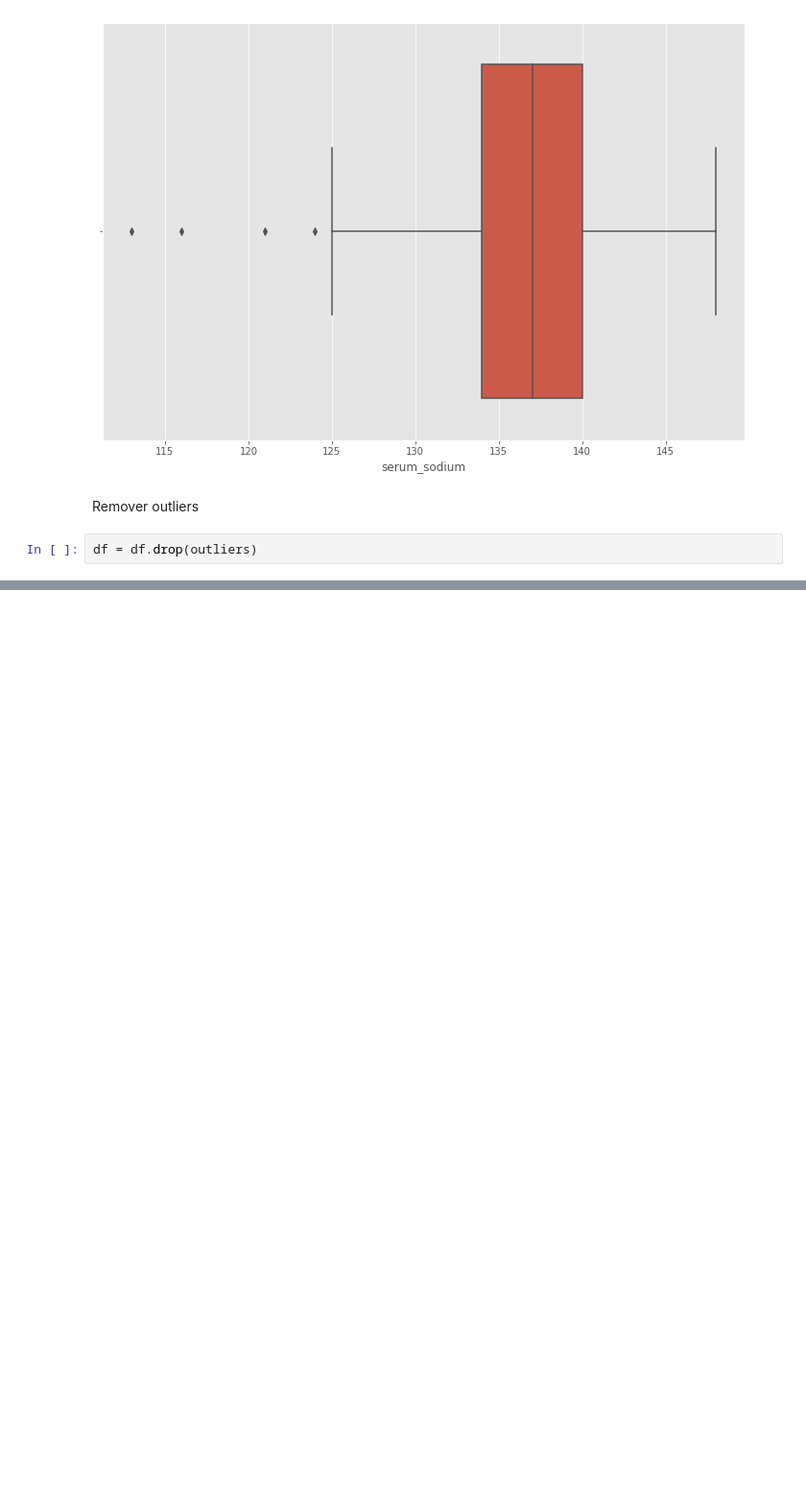
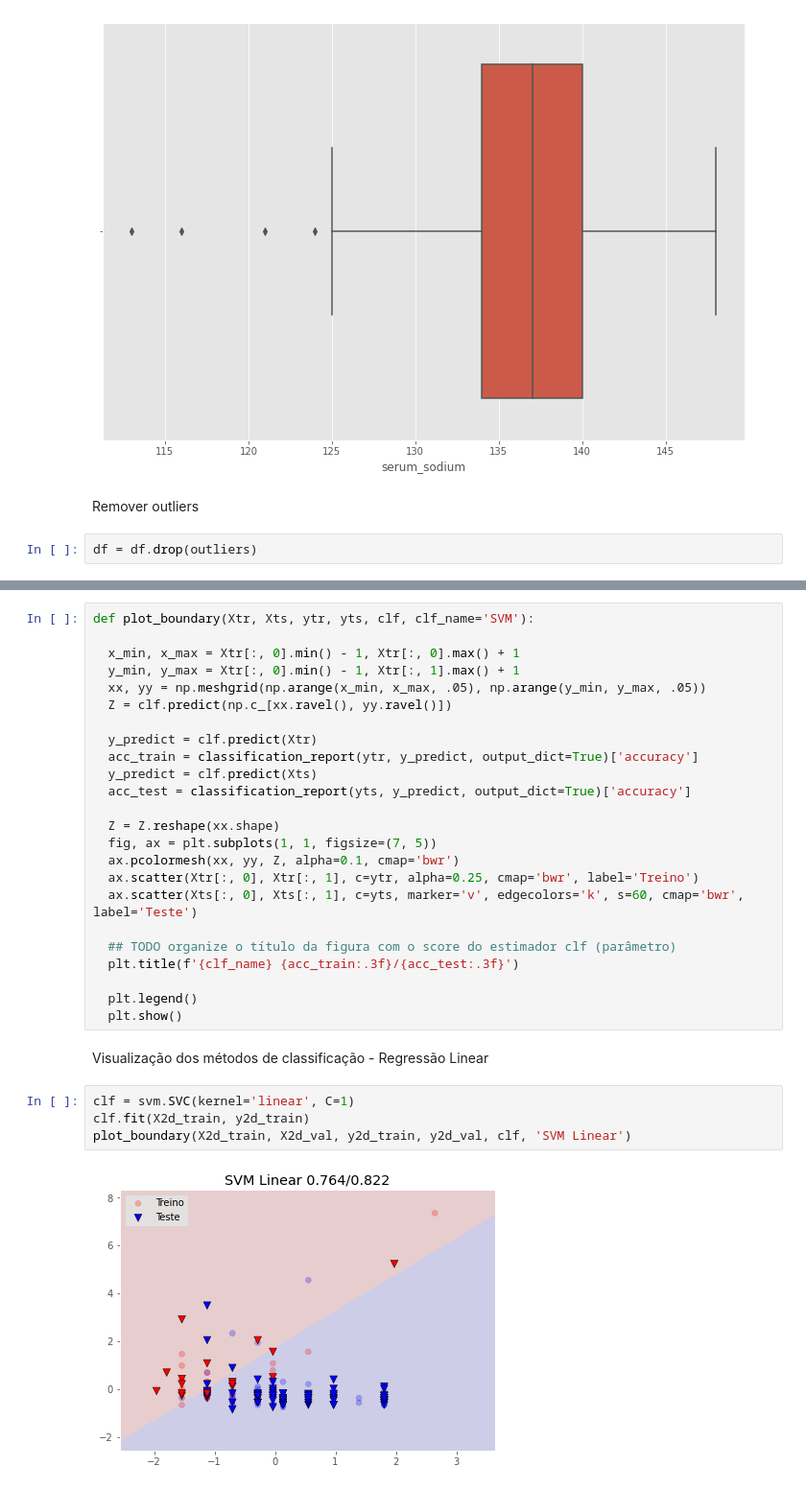
Before and after one commit to Fremys/Trabalho_IA, a Jupyter notebook: heart_failure.ipynb, the cells around one changed output, grey strips where cells are left out. Shown at 96% size. Saved outputs shown, nothing was run; the diff lists cells and outputs as text; blank space fills up the shorter version.

```diff
--- a/heart_failure.ipynb
+++ b/heart_failure.ipynb
@@ -140,0 +217,32 @@ df = df.drop(outliers)
+# %%
+def plot_boundary(Xtr, Xts, ytr, yts, clf, clf_name='SVM'):
+
+  x_min, x_max = Xtr[:, 0].min() - 1, Xtr[:, 0].max() + 1
+  y_min, y_max = Xtr[:, 0].min() - 1, Xtr[:, 1].max() + 1
+  xx, yy = np.meshgrid(np.arange(x_min, x_max, .05), np.arange(y_min, y_max, .05))
+  Z = clf.predict(np.c_[xx.ravel(), yy.ravel()])
+
+  y_predict = clf.predict(Xtr)
+  acc_train = classification_report(ytr, y_predict, output_dict=True)['accuracy']
+  y_predict = clf.predict(Xts)
+  acc_test = classification_report(yts, y_predict, output_dict=True)['accuracy']
+
+  Z = Z.reshape(xx.shape)
+  fig, ax = plt.subplots(1, 1, figsize=(7, 5))
+  ax.pcolormesh(xx, yy, Z, alpha=0.1, cmap='bwr')
+  ax.scatter(Xtr[:, 0], Xtr[:, 1], c=ytr, alpha=0.25, cmap='bwr', label='Treino')
+  ax.scatter(Xts[:, 0], Xts[:, 1], c=yts, marker='v', edgecolors='k', s=60, cmap='bwr', label='Teste')
+
+  ## TODO organize o título da figura com o score do estimador clf (parâmetro)
+  plt.title(f'{clf_name} {acc_train:.3f}/{acc_test:.3f}')
+
+  plt.legend()
+  plt.show()
+# %% [markdown]
+Visualização dos métodos de classificação - Regressão Linear
+# %%
+clf = svm.SVC(kernel='linear', C=1)
+clf.fit(X2d_train, y2d_train)
+plot_boundary(X2d_train, X2d_val, y2d_train, y2d_val, clf, 'SVM Linear')
+# %% [output]
+[figure, added]
```
Also changed, not shown: parts of 29 cells of this notebook.
